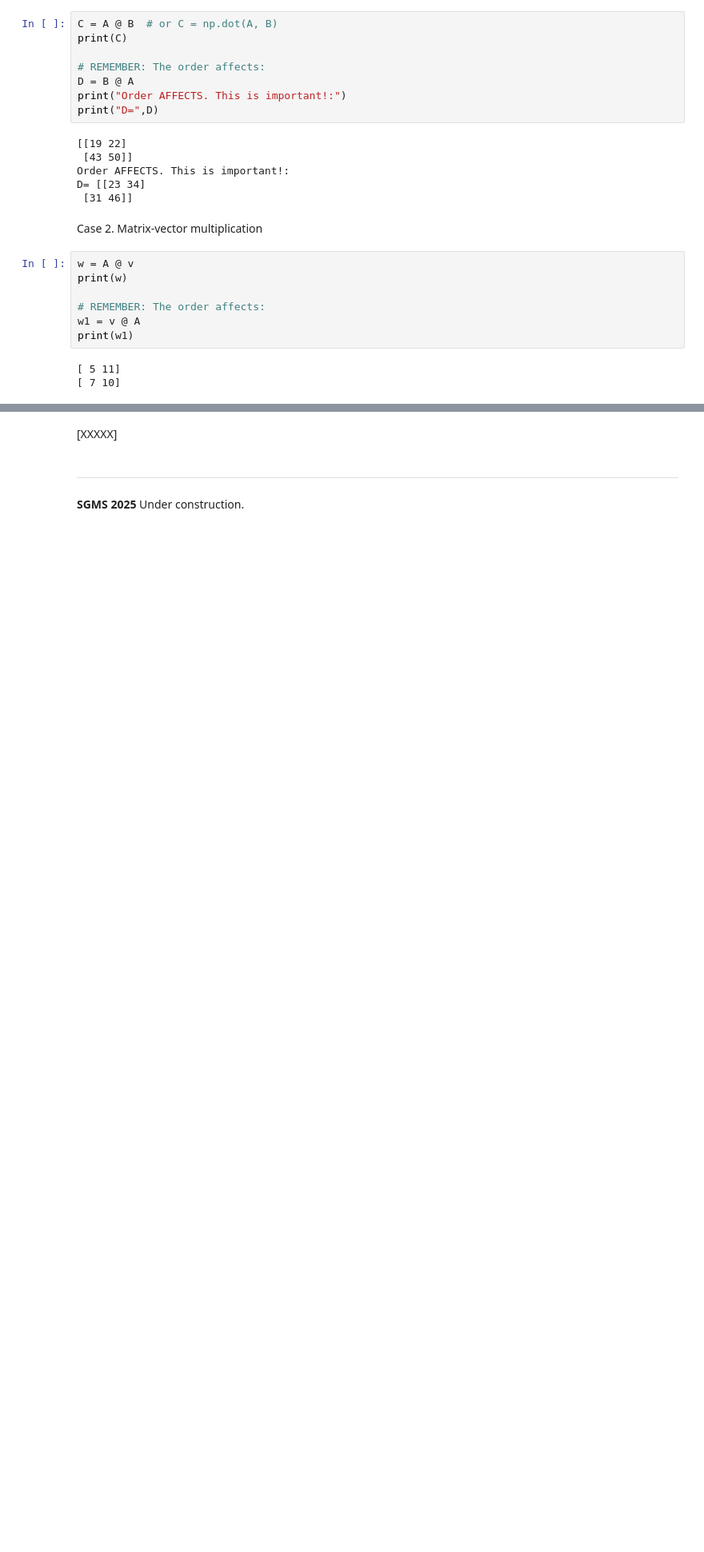
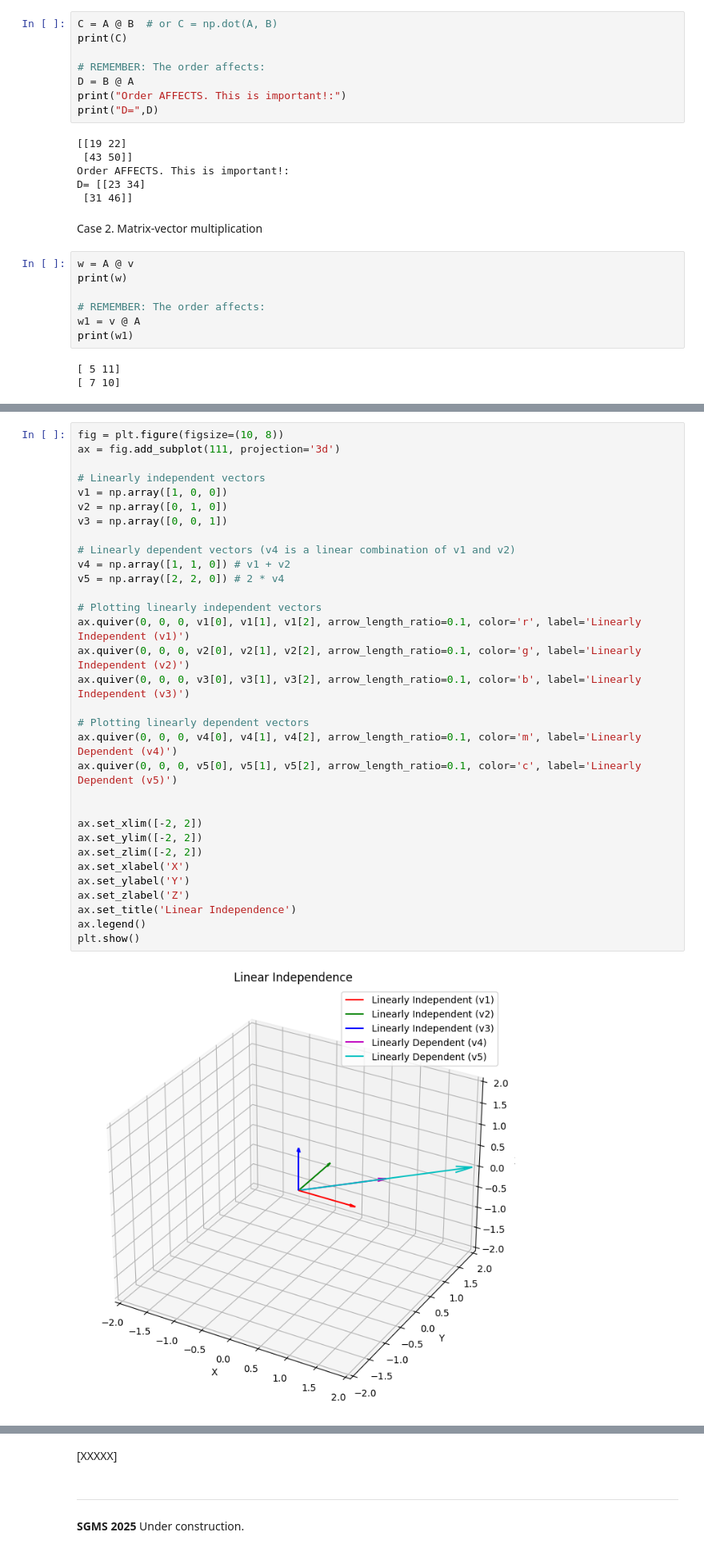
Before and after one commit to GregSom-MSc/Public_Projects, a Jupyter notebook: Mathconcepts.ipynb, the cells around one changed output, grey strips where cells are left out. Shown: that part at 80% size. Drawn from its saved outputs; the diff is of its cells as text; blank space fills up the shorter version.

```diff
--- a/Mathconcepts.ipynb
+++ b/Mathconcepts.ipynb
@@ -293,0 +307,34 @@ print(w1)
+# %%
+fig = plt.figure(figsize=(10, 8))
+ax = fig.add_subplot(111, projection='3d')
+
+# Linearly independent vectors
+v1 = np.array([1, 0, 0])
+v2 = np.array([0, 1, 0])
+v3 = np.array([0, 0, 1])
+
+# Linearly dependent vectors (v4 is a linear combination of v1 and v2)
+v4 = np.array([1, 1, 0]) # v1 + v2
+v5 = np.array([2, 2, 0]) # 2 * v4
+
+# Plotting linearly independent vectors
+ax.quiver(0, 0, 0, v1[0], v1[1], v1[2], arrow_length_ratio=0.1, color='r', label='Linearly Independent (v1)')
+ax.quiver(0, 0, 0, v2[0], v2[1], v2[2], arrow_length_ratio=0.1, color='g', label='Linearly Independent (v2)')
+ax.quiver(0, 0, 0, v3[0], v3[1], v3[2], arrow_length_ratio=0.1, color='b', label='Linearly Independent (v3)')
+
+# Plotting linearly dependent vectors
+ax.quiver(0, 0, 0, v4[0], v4[1], v4[2], arrow_length_ratio=0.1, color='m', label='Linearly Dependent (v4)')
+ax.quiver(0, 0, 0, v5[0], v5[1], v5[2], arrow_length_ratio=0.1, color='c', label='Linearly Dependent (v5)')
+
+
+ax.set_xlim([-2, 2])
+ax.set_ylim([-2, 2])
+ax.set_zlim([-2, 2])
+ax.set_xlabel('X')
+ax.set_ylabel('Y')
+ax.set_zlabel('Z')
+ax.set_title('Linear Independence')
+ax.legend()
+plt.show()
+# %% [output]
+[figure, added]
```
Also changed, not shown: parts of 13 cells of this notebook.
